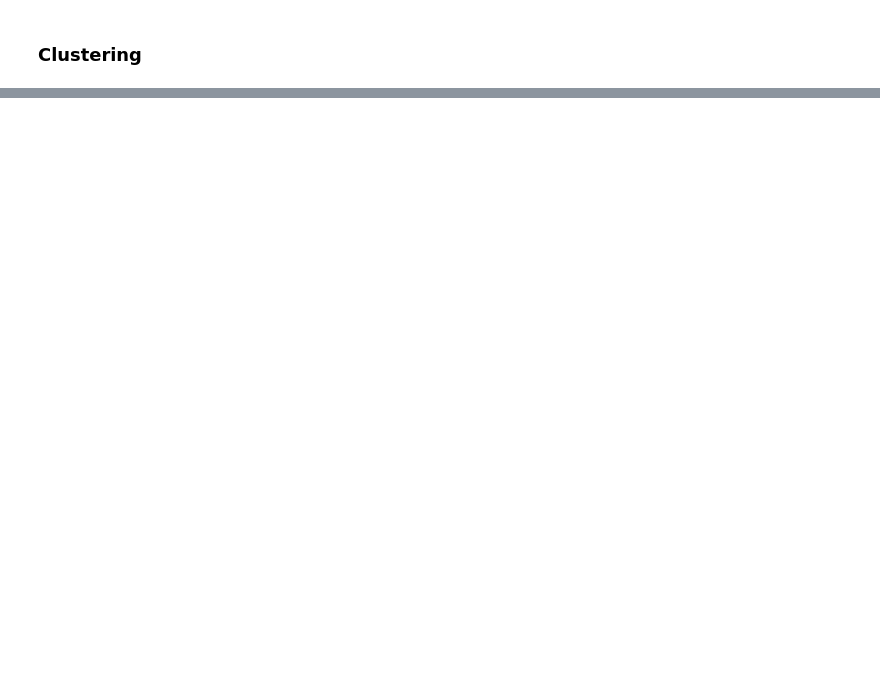
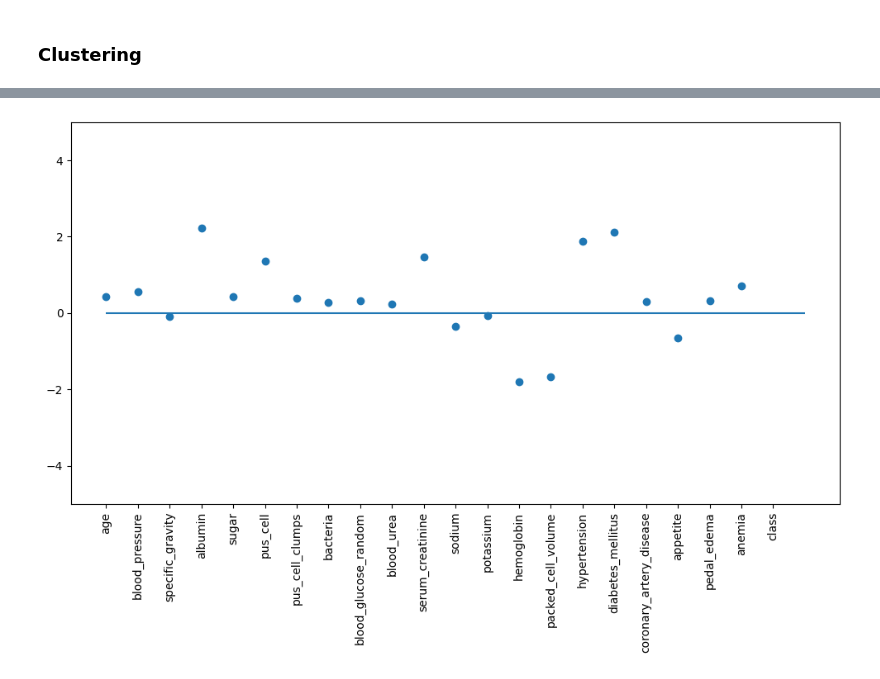
Before and after one commit to SamReeves/ckd-wemanity, a Jupyter notebook: analysis.ipynb, the cells around one changed output, grey strips where cells are left out. Cells and saved outputs as stored; diff of their text form; code cells hidden in the pictures; blank space fills up the shorter version.

```diff
--- a/analysis.ipynb
+++ b/analysis.ipynb
@@ -161,0 +139,16 @@ AttributeError: predict_proba is not available when  probability=False
+# %%
+# Logistic Regression
+from sklearn.linear_model import LogisticRegression
+lr = LogisticRegression()
+lr.fit(df.drop('class', axis=1), df['class'])
+lr.score(df.drop('class', axis=1), df['class'])
+
+# plot Logistic Regression coefficients
+plt.figure(figsize=(12,6))
+plt.plot(lr.coef_.T, 'o')
+plt.xticks(range(df.shape[1]), df.columns, rotation=90)
+plt.hlines(0, 0, df.shape[1])
+plt.ylim(-5, 5)
+plt.show()
+# %% [output]
+[figure, added]
```
Also changed, not shown: parts of 8 cells of this notebook.
